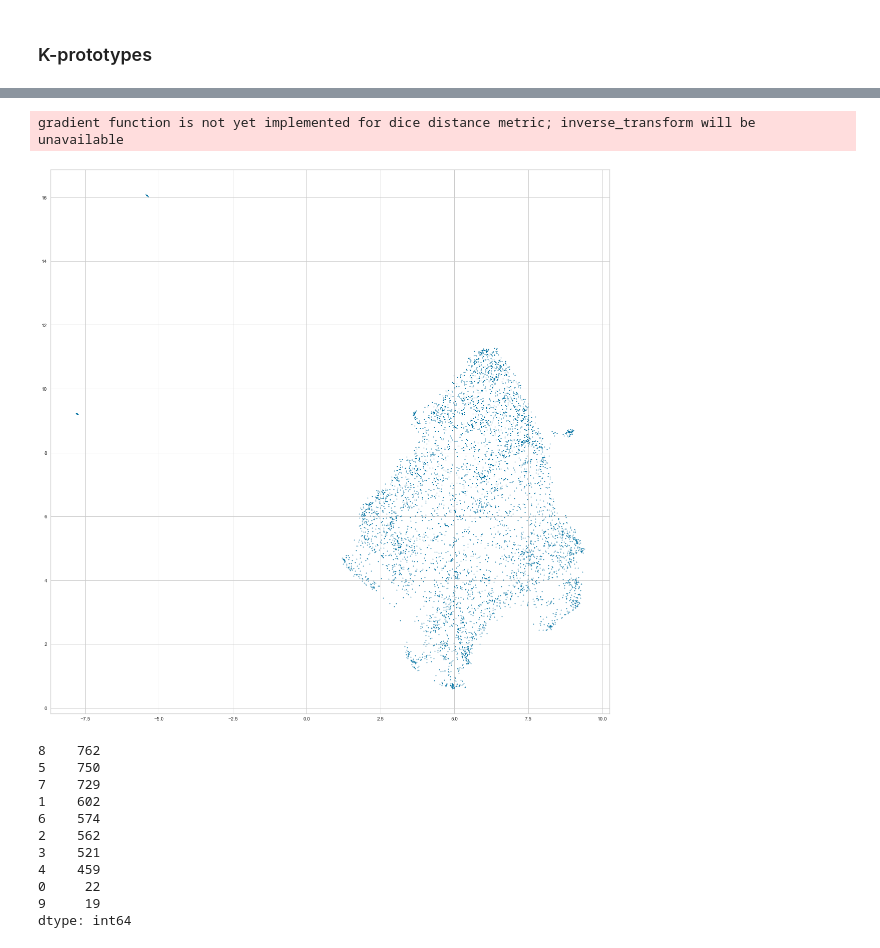
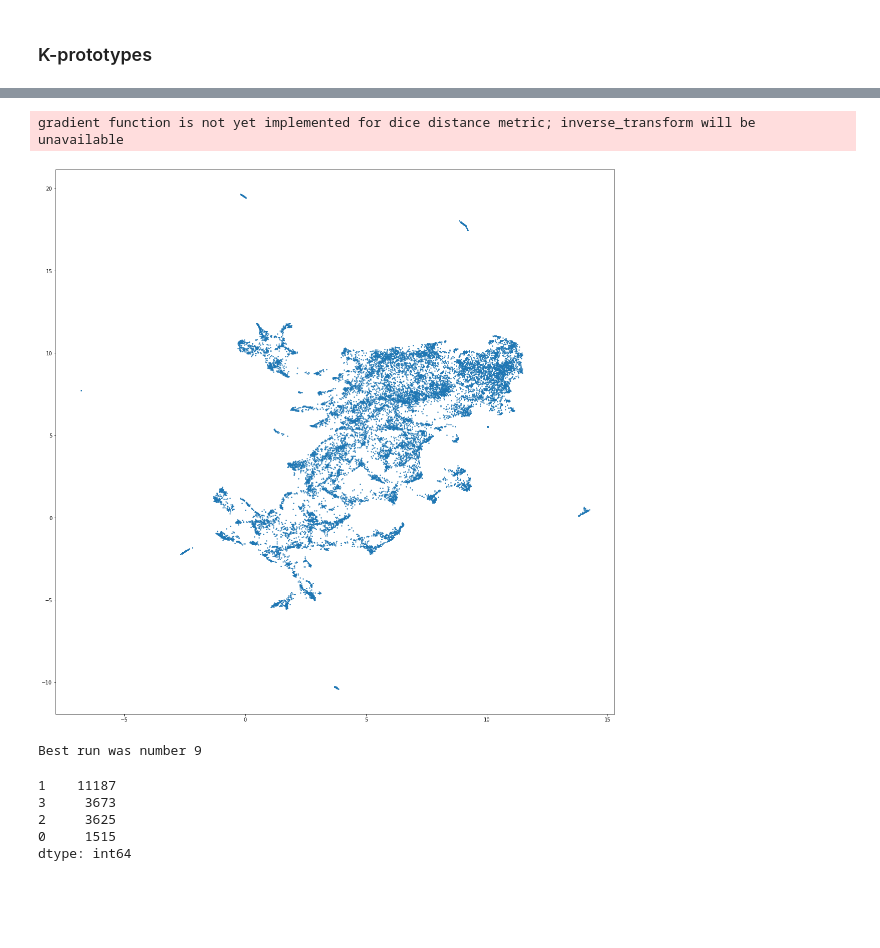
Before and after one commit to richardbor/bachelor_thesis, a Jupyter notebook: clustering.ipynb, the cells around one changed output, grey strips where cells are left out. Cells and saved outputs as stored; diff of their text form; code cells hidden in the pictures; blank space fills up the shorter version.

Commit message:
different_data_transformations

```diff
--- a/clustering.ipynb
+++ b/clustering.ipynb
@@ -446,39 +459,52 @@ full_data2 = full_data1.drop(['id', 'provider', 'vehicleType', 'date_start', 'da
            'longitude_start', 'longitude_end', 'latitude_start', 'latitude_end', 'coordinates_start', 'coordinates_end',
            'distance', 'speed', 'time_start',
            'weekday', 'weekend'], axis=1)
-full_data = full_data2.sample(n=5000, random_state=1).copy()
+full_data = full_data2.sample(n=20000, random_state=1).copy()
 
 
 #Preprocessing numerical
 numerical = full_data.select_dtypes(exclude='object').copy()
 
+#for c in numerical.columns:
+ #   pt = PowerTransformer()
+  #  numerical.loc[:, c] = pt.fit_transform(np.array(numerical[c]).reshape(-1, 1))
+##############################################################################
+#from sklearn.preprocessing import QuantileTransformer
+#for c in numerical.columns:
+ #   qt = QuantileTransformer(output_distribution='normal', random_state=0)
+  #  numerical.loc[:, c] = qt.fit_transform(np.array(numerical[c]).reshape(-1, 1))
+
+
+#d_quant = pd.DataFrame(numerical, columns=names)
+##############################################################################
+from sklearn.preprocessing import MinMaxScaler
 for c in numerical.columns:
-    pt = PowerTransformer()
-    numerical.loc[:, c] = pt.fit_transform(np.array(numerical[c]).reshape(-1, 1))
-
+    mm = MinMaxScaler()
+    numerical.loc[:, c] = mm.fit_transform(np.array(numerical[c]).reshape(-1, 1))
+##############################################################################
 ##preprocessing categorical
 categorical = full_data.select_dtypes(include='object')
 categorical = pd.get_dummies(categorical)
 
 #Percentage of columns which are categorical is used as weight parameter in embeddings later
 categorical_weight = len(full_data.select_dtypes(include='object').columns) / full_data.shape[1]
 
 #Embedding numerical & categorical
 fit1 = umap.UMAP(metric='l2').fit(numerical)
 fit2 = umap.UMAP(metric='dice').fit(categorical)
 
 #Augmenting the numerical embedding with categorical
 intersection = umap.umap_.general_simplicial_set_intersection(fit1.graph_, fit2.graph_, weight=categorical_weight)
 intersection = umap.umap_.reset_local_connectivity(intersection)
 embedding = umap.umap_.simplicial_set_embedding(fit1._raw_data, intersection, fit1.n_components,
                                                 fit1._initial_alpha, fit1._a, fit1._b,
                                                 fit1.repulsion_strength, fit1.negative_sample_rate,
                                                 200, 'random', np.random, fit1.metric,
                                                 fit1._metric_kwds, False)
 
 plt.figure(figsize=(20, 20))
 plt.scatter(*embedding.T, s=2, cmap='Spectral', alpha=1.0)
 plt.show()
 # %% [output]
 gradient function is not yet implemented for dice distance metric; inverse_transform will be unavailable
-[figure, old version]
+[figure, new version]
@@ -486,30 +515,39 @@ gradient function is not yet implemented for dice distance metric; inverse_trans
 kprot_data = full_data.copy()
 from kmodes.kprototypes import KPrototypes
 #Pre-processing
+#for c in full_data.select_dtypes(exclude='object').columns:
+ #   pt = PowerTransformer()
+  #  kprot_data[c] =  pt.fit_transform(np.array(kprot_data[c]).reshape(-1, 1))
+
+##############################################################################
+#from sklearn.preprocessing import QuantileTransformer
+
+#for c in full_data.select_dtypes(exclude='object').columns:
+ #   qt = QuantileTransformer(output_distribution='normal', random_state=0)
+  #  kprot_data[c] = qt.fit_transform(np.array(kprot_data[c]).reshape(-1, 1))
+
+##############################################################################
+from sklearn.preprocessing import MinMaxScaler
 for c in full_data.select_dtypes(exclude='object').columns:
-    pt = PowerTransformer()
-    kprot_data[c] =  pt.fit_transform(np.array(kprot_data[c]).reshape(-1, 1))
+    mm = MinMaxScaler()
+    kprot_data[c] = mm.fit_transform(np.array(kprot_data[c]).reshape(-1, 1))
+##############################################################################
 
-categorical_columns = [29] #make sure to specify correct indices
+categorical_columns = [1] #make sure to specify correct indices
 
 #Actual clustering
-kproto = KPrototypes(n_clusters= 10, init='Cao', n_jobs=-1)
+kproto = KPrototypes(n_clusters= 4, init='Cao', verbose=2, n_jobs=-1)
 clusters = kproto.fit_predict(kprot_data, categorical=categorical_columns)
 
 #Prints the count of each cluster group
 pd.Series(clusters).value_counts()
 # %% [output]
-8    762
-5    750
-7    729
-1    602
-6    574
-2    562
-3    521
-4    459
-0     22
-9     19
-dtype: int64
+Best run was number 9
+1    11187
+3     3673
+2     3625
+0     1515
+dtype: int64
 # %%
 fig, ax = plt.subplots()
 fig.set_size_inches((20, 15))
```
Also changed, not shown: parts of 19 cells of this notebook, 2 other files.
